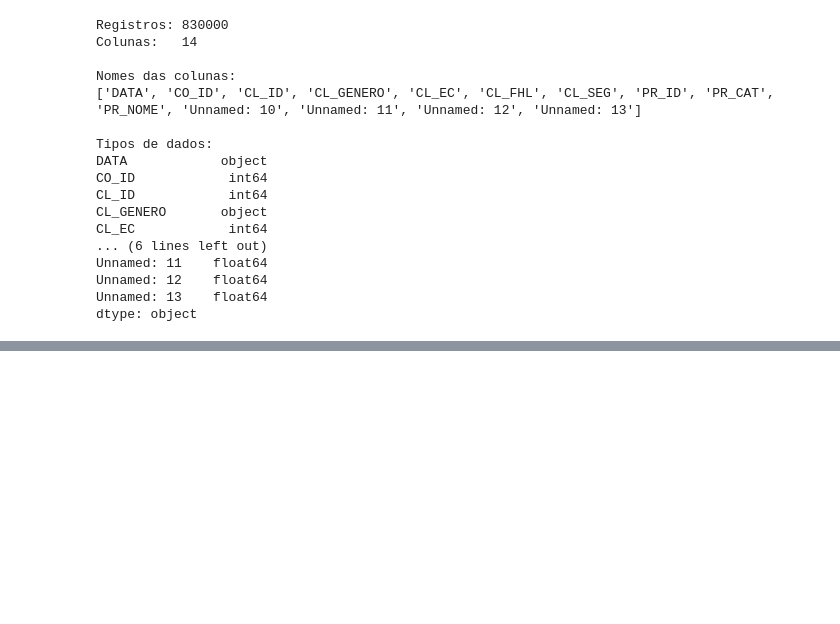
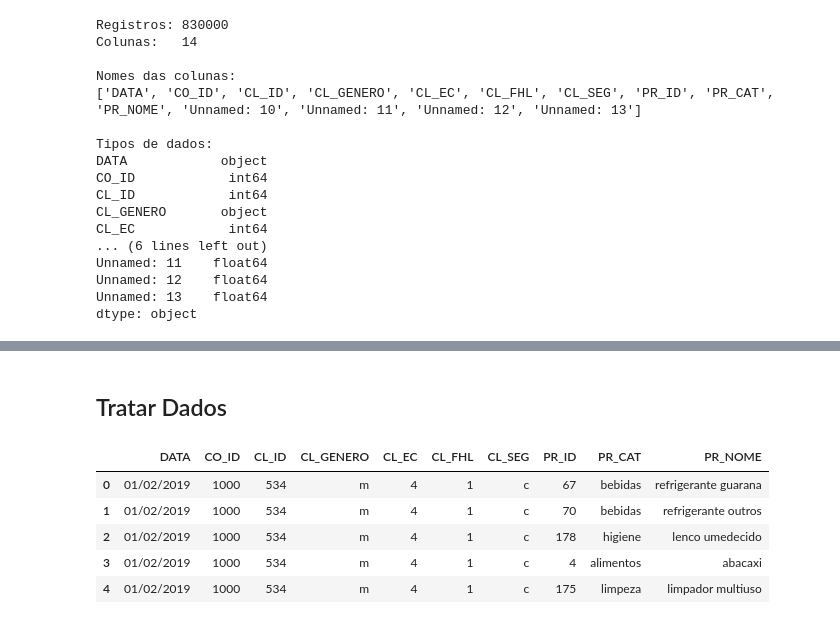
Before and after one commit to pauloBFalmeida/Miniprojeto_PauloBarbatoFogacaAlmeida_T8, a Jupyter notebook: Miniprojeto_PauloBarbatoFogacaAlmeida_T8.ipynb, the cells around one changed output, grey strips where cells are left out. Saved outputs shown, nothing was run; the diff lists cells and outputs as text; code cells hidden in the pictures; blank space fills up the shorter version.

```diff
--- a/Miniprojeto_PauloBarbatoFogacaAlmeida_T8.ipynb
+++ b/Miniprojeto_PauloBarbatoFogacaAlmeida_T8.ipynb
@@ -80,0 +218,15 @@ dtype: object
+# %%
+# Remove colunas sem nenhum valor
+def eliminar_colunas_vazias(df):
+    return df.dropna(axis=1, how="all")
+# %%
+# tira espaços extras, unifica a caixa e transforma texto vazio em ausente
+def padronizar_texto(df, colunas_texto, caixa="lower"):
+    df = df.copy()
+    for col in colunas_texto:
+        s = (df[col].astype("string")
+                    .str.strip() # espaços nas pontas
+                    .str.replace(r"\s+", " ", regex=True)) # espaços duplos no meio
+        s = getattr(s.str, caixa)() # caixa única
+        df[col] = s.replace("", pd.NA) # vazio vira ausente
+    return df
@@ -80,0 +238,25 @@ dtype: object
+# %%
+# Remove linhas idênticas em todas as colunas
+def eliminar_duplicatas(df):
+    return df.drop_duplicates()
+# %% [markdown]
+## Tratar Dados
+# %%
+# Trata a base chamando as funções
+def tratar_dados(df, colunas_texto, caixa="lower", remover_duplicatas=True, remover_colunas_vazias=True):
+    if remover_colunas_vazias:
+        df = eliminar_colunas_vazias(df)
+    df = padronizar_texto(df, colunas_texto, caixa)
+    if remover_duplicatas:
+        df = eliminar_duplicatas(df)
+    return df
+# %%
+df_limpo = tratar_dados(df_original, COLUNAS_TEXTO, caixa="lower", remover_duplicatas=True)
+df_limpo.head()
+# %% [output]
+|  | DATA | CO_ID | CL_ID | CL_GENERO | CL_EC | CL_FHL | CL_SEG | PR_ID | PR_CAT | PR_NOME |
+| 0 | 01/02/2019 | 1000 | 534 | m | 4 | 1 | c | 67 | bebidas | refrigerante guarana |
+| 1 | 01/02/2019 | 1000 | 534 | m | 4 | 1 | c | 70 | bebidas | refrigerante outros |
+| 2 | 01/02/2019 | 1000 | 534 | m | 4 | 1 | c | 178 | higiene | lenco umedecido |
+| 3 | 01/02/2019 | 1000 | 534 | m | 4 | 1 | c | 4 | alimentos | abacaxi |
+| 4 | 01/02/2019 | 1000 | 534 | m | 4 | 1 | c | 175 | limpeza | limpador multiuso |
```
Also changed, not shown: parts of 47 cells of this notebook, 1 other file.
